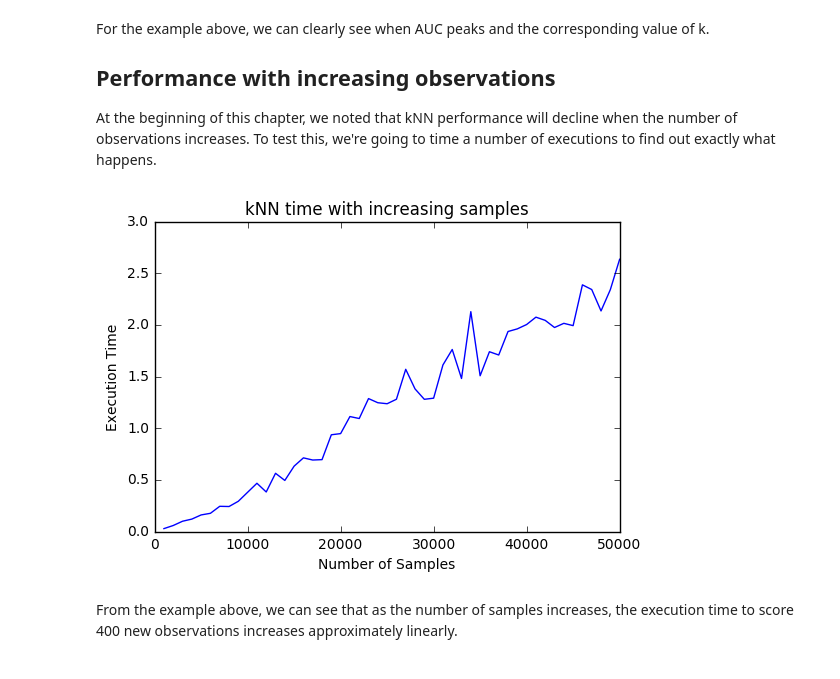
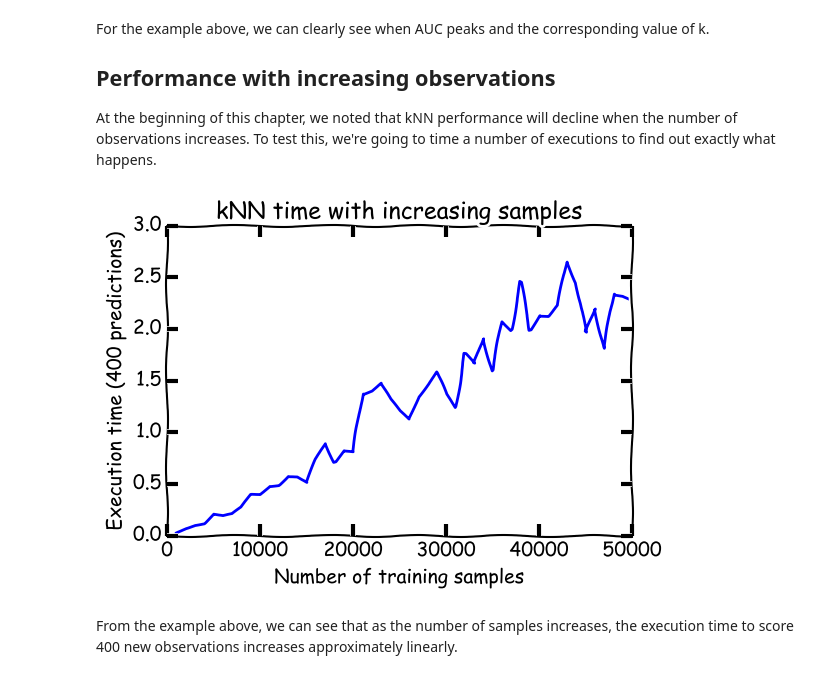
Before and after one commit to blairhudson/learningml, a Jupyter notebook: 02.03-k-Nearest-Neighbours.ipynb, the cells around one changed output. Drawn from its saved outputs; the diff is of its cells as text; code cells hidden in the pictures.

```diff
--- a/02.03-k-Nearest-Neighbours.ipynb
+++ b/02.03-k-Nearest-Neighbours.ipynb
@@ -116,34 +162,36 @@ import numpy as np
 
 px = []
 py = []
 
+# this might take a while
 for samples in range(1000,51000,1000):
 
     # create some data and split into training and test sets
     X, y = make_classification(n_samples=samples, n_classes=2, n_features=50, n_informative=25)
     ts = 400/samples
     X_train, X_test, y_train, y_test = train_test_split(X, y, test_size=ts, random_state=42)
 
     # fit kNN classifier and make predictions
     knn = KNeighborsClassifier(n_neighbors=4)
     knn.fit(X_train, y_train)
 
     # this is some Jupyter magic that allows us to capture execution timing
     # this might take a while to run
     result = %timeit -o -q knn.predict_proba(X_test)
 
     px.append(samples)
     py.append(result.best)
 
 %matplotlib inline
 import matplotlib.pyplot as plt
 
+plt.xkcd()
 plt.plot(px,py)
 plt.title('kNN time with increasing samples')
 plt.xlabel('Number of training samples')
 plt.ylabel('Execution time (400 predictions)');
 # %% [output]
-[figure, old version]
+[figure, new version]
 # %% [markdown]
 From the example above, we can see that as the number of samples increases, the execution time to score 400 new observations increases approximately linearly.
 # %% [markdown]
```
Also changed, not shown: parts of 3 cells of this notebook, 2 other files.
